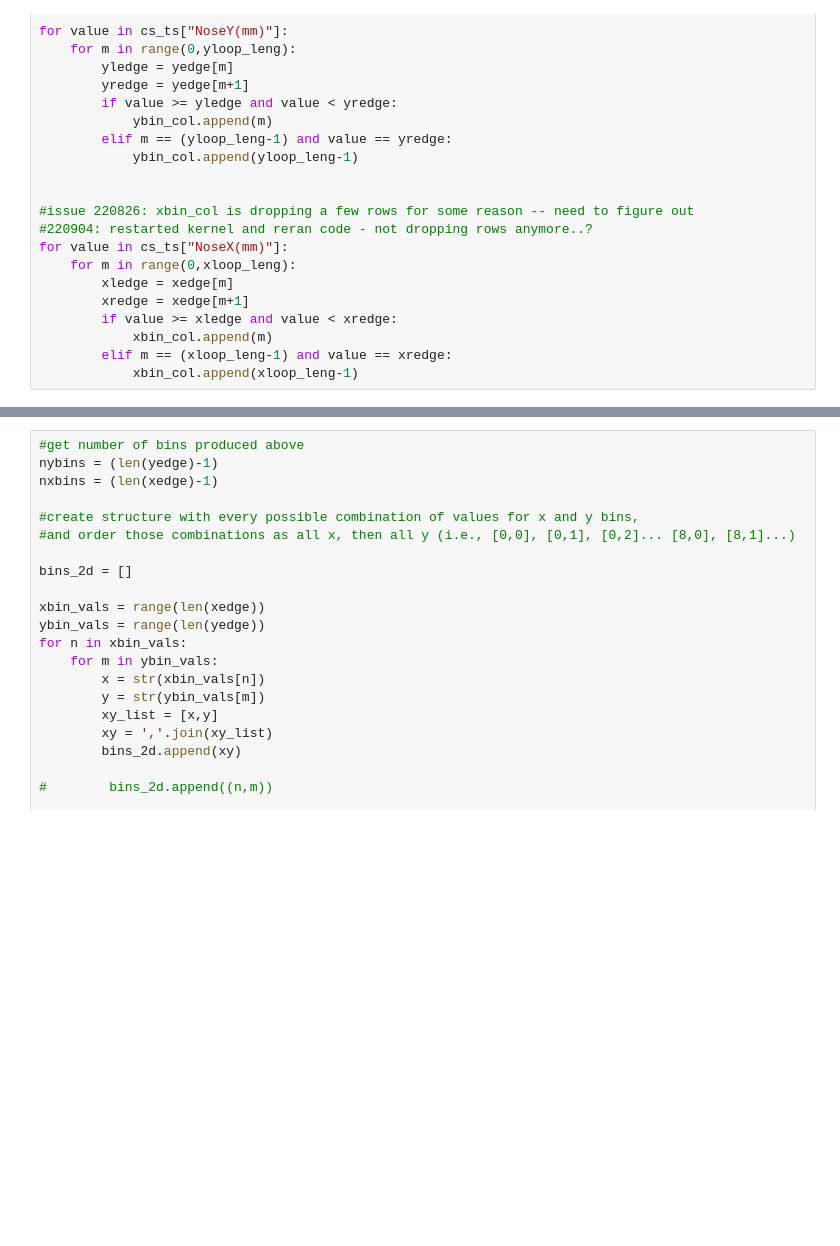
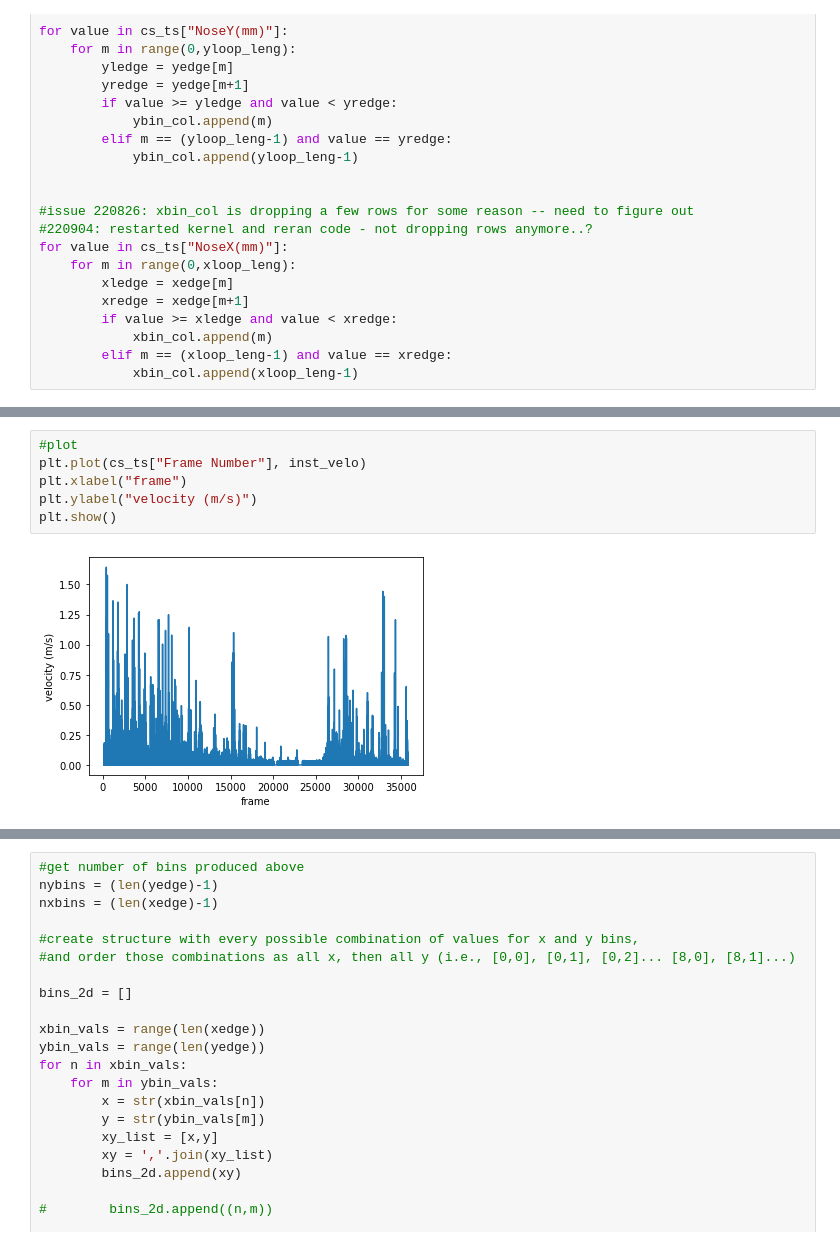
Before and after one commit to donaldsonlab/miniscope-analysis, a Jupyter notebook: BehaviorAnalysis_to_Miniscope.ipynb, the cells around one changed output, grey strips where cells are left out. Cells and saved outputs as stored; diff of their text form; blank space fills up the shorter version.

```diff
--- a/BehaviorAnalysis_to_Miniscope.ipynb
+++ b/BehaviorAnalysis_to_Miniscope.ipynb
@@ -240,0 +274,8 @@ print(cs_ts)
+# %%
+#plot
+plt.plot(cs_ts["Frame Number"], inst_velo)
+plt.xlabel("frame")
+plt.ylabel("velocity (m/s)")
+plt.show()
+# %% [output]
+[figure, added]
```
Also changed, not shown: parts of 19 cells of this notebook.
